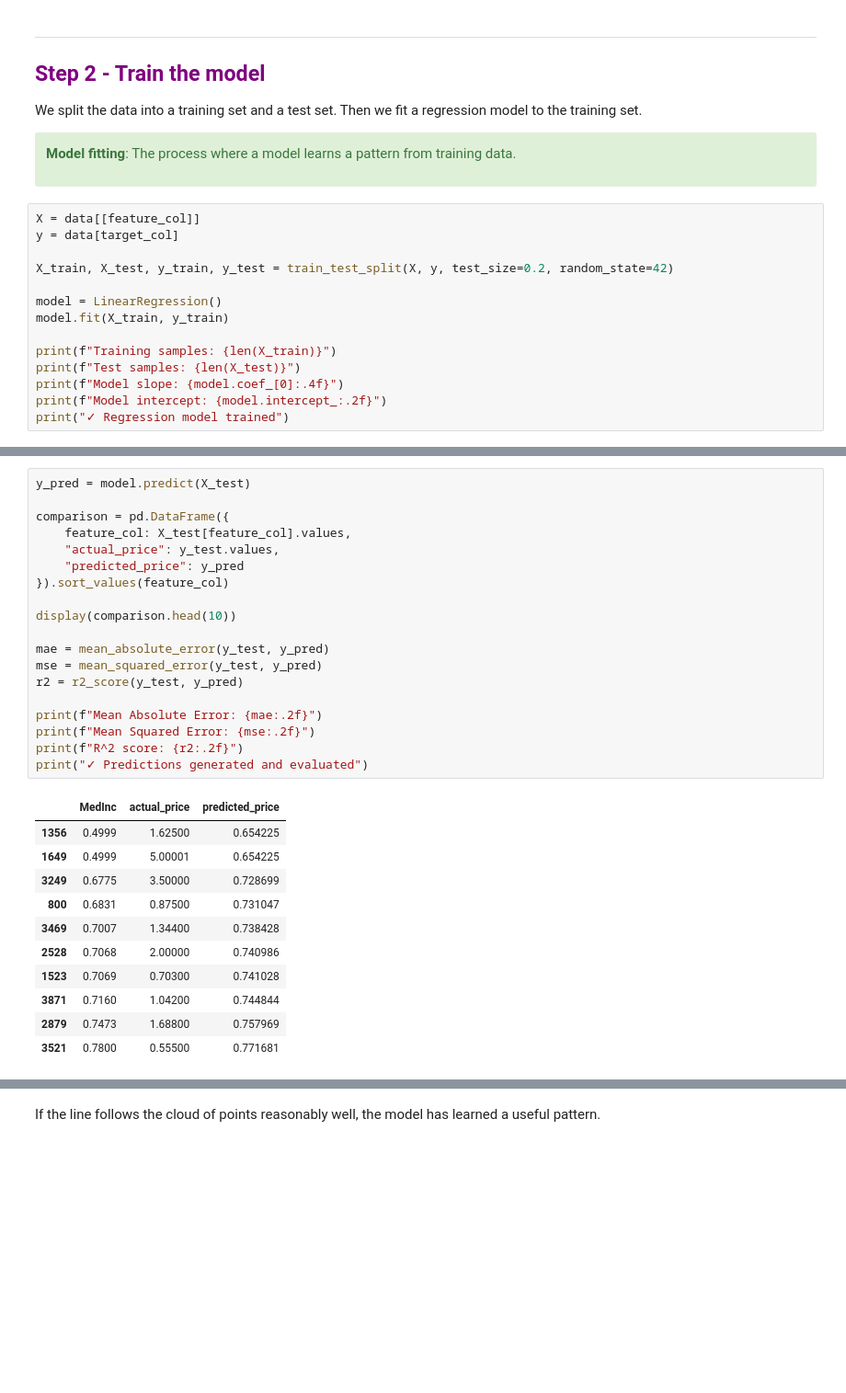
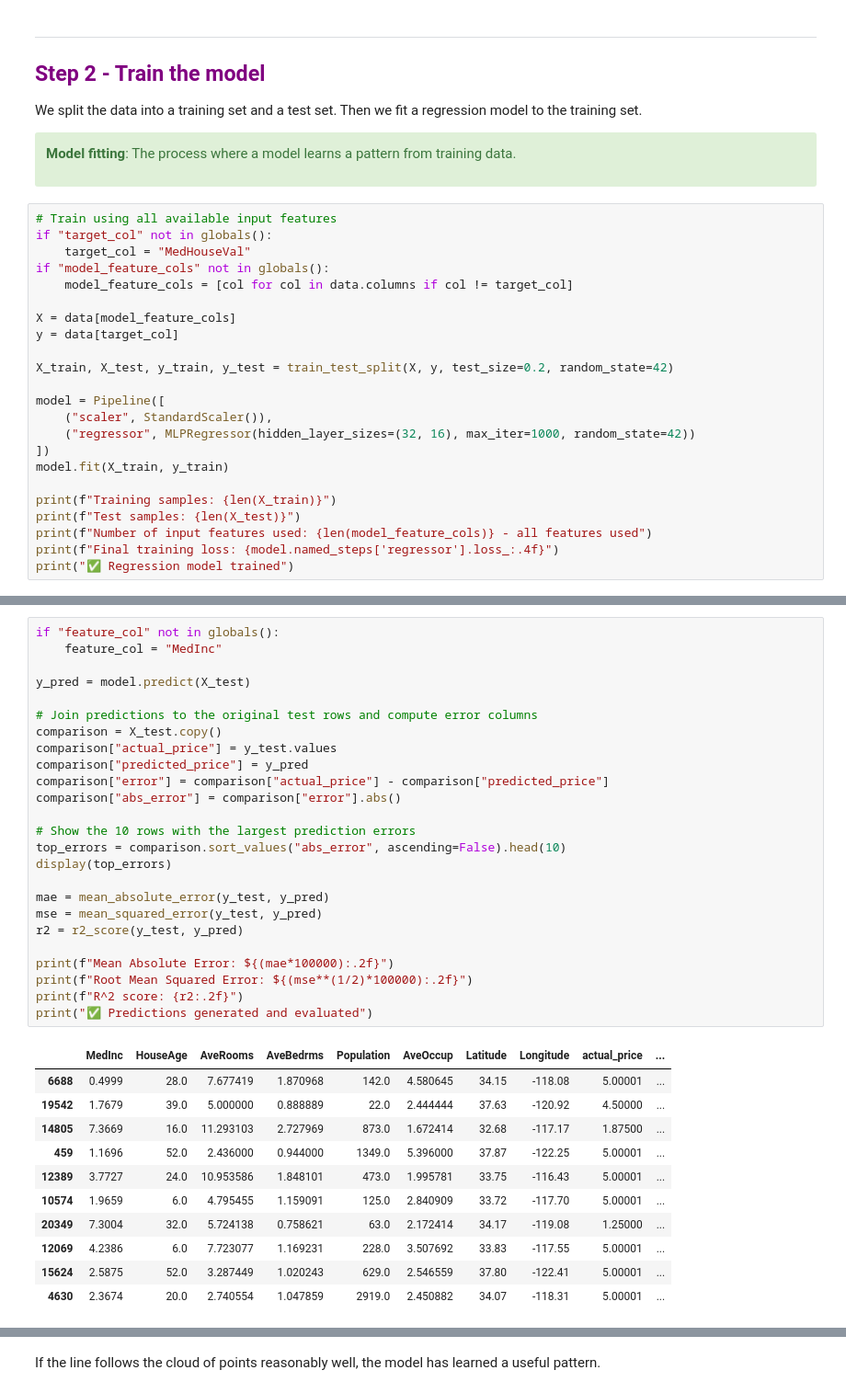
Before and after one commit to nathanhigginbotham/UCL-CDT-AICourse, a Jupyter notebook: B03_making_predictions.ipynb, the cells around one changed output, grey strips where cells are left out. Shown at 92% size. Cells and saved outputs as stored; diff of their text form; blank space fills up the shorter version.

```diff
--- a/B03_making_predictions.ipynb
+++ b/B03_making_predictions.ipynb
@@ -241,19 +245,28 @@ We split the data into a training set and a test set. Then we fit a regression m
 
 </div>
 # %%
-X = data[[feature_col]]
+# Train using all available input features
+if "target_col" not in globals():
+    target_col = "MedHouseVal"
+if "model_feature_cols" not in globals():
+    model_feature_cols = [col for col in data.columns if col != target_col]
+
+X = data[model_feature_cols]
 y = data[target_col]
 
 X_train, X_test, y_train, y_test = train_test_split(X, y, test_size=0.2, random_state=42)
 
-model = LinearRegression()
+model = Pipeline([
+    ("scaler", StandardScaler()),
+    ("regressor", MLPRegressor(hidden_layer_sizes=(32, 16), max_iter=1000, random_state=42))
+])
 model.fit(X_train, y_train)
 
 print(f"Training samples: {len(X_train)}")
 print(f"Test samples: {len(X_test)}")
-print(f"Model slope: {model.coef_[0]:.4f}")
-print(f"Model intercept: {model.intercept_:.2f}")
-print("✓ Regression model trained")
+print(f"Number of input features used: {len(model_feature_cols)} - all features used")
+print(f"Final training loss: {model.named_steps['regressor'].loss_:.4f}")
+print("✅ Regression model trained")
 # %% [output]
 Training samples: 16512
 Test samples: 4128
@@ -279,31 +286,37 @@ We predict house prices for the test set and compare them to the true prices.
 # %%
+if "feature_col" not in globals():
+    feature_col = "MedInc"
+
 y_pred = model.predict(X_test)
 
-comparison = pd.DataFrame({
-    feature_col: X_test[feature_col].values,
-    "actual_price": y_test.values,
-    "predicted_price": y_pred
-}).sort_values(feature_col)
+# Join predictions to the original test rows and compute error columns
+comparison = X_test.copy()
+comparison["actual_price"] = y_test.values
+comparison["predicted_price"] = y_pred
+comparison["error"] = comparison["actual_price"] - comparison["predicted_price"]
+comparison["abs_error"] = comparison["error"].abs()
 
-display(comparison.head(10))
+# Show the 10 rows with the largest prediction errors
+top_errors = comparison.sort_values("abs_error", ascending=False).head(10)
+display(top_errors)
 
 mae = mean_absolute_error(y_test, y_pred)
 mse = mean_squared_error(y_test, y_pred)
 r2 = r2_score(y_test, y_pred)
 
-print(f"Mean Absolute Error: {mae:.2f}")
-print(f"Mean Squared Error: {mse:.2f}")
+print(f"Mean Absolute Error: ${(mae*100000):.2f}")
+print(f"Root Mean Squared Error: ${(mse**(1/2)*100000):.2f}")
 print(f"R^2 score: {r2:.2f}")
-print("✓ Predictions generated and evaluated")
+print("✅ Predictions generated and evaluated")
 # %% [output]
-|  | MedInc | actual_price | predicted_price |
-| 1356 | 0.4999 | 1.62500 | 0.654225 |
-| 1649 | 0.4999 | 5.00001 | 0.654225 |
-| 3249 | 0.6775 | 3.50000 | 0.728699 |
-| 800 | 0.6831 | 0.87500 | 0.731047 |
-| 3469 | 0.7007 | 1.34400 | 0.738428 |
-| 2528 | 0.7068 | 2.00000 | 0.740986 |
-| 1523 | 0.7069 | 0.70300 | 0.741028 |
-| 3871 | 0.7160 | 1.04200 | 0.744844 |
-| 2879 | 0.7473 | 1.68800 | 0.757969 |
-| 3521 | 0.7800 | 0.55500 | 0.771681 |
+|  | MedInc | HouseAge | AveRooms | AveBedrms | Population | AveOccup | Latitude | Longitude | actual_price | ... |
+| 6688 | 0.4999 | 28.0 | 7.677419 | 1.870968 | 142.0 | 4.580645 | 34.15 | -118.08 | 5.00001 | ... |
+| 19542 | 1.7679 | 39.0 | 5.000000 | 0.888889 | 22.0 | 2.444444 | 37.63 | -120.92 | 4.50000 | ... |
+| 14805 | 7.3669 | 16.0 | 11.293103 | 2.727969 | 873.0 | 1.672414 | 32.68 | -117.17 | 1.87500 | ... |
+| 459 | 1.1696 | 52.0 | 2.436000 | 0.944000 | 1349.0 | 5.396000 | 37.87 | -122.25 | 5.00001 | ... |
+| 12389 | 3.7727 | 24.0 | 10.953586 | 1.848101 | 473.0 | 1.995781 | 33.75 | -116.43 | 5.00001 | ... |
+| 10574 | 1.9659 | 6.0 | 4.795455 | 1.159091 | 125.0 | 2.840909 | 33.72 | -117.70 | 5.00001 | ... |
+| 20349 | 7.3004 | 32.0 | 5.724138 | 0.758621 | 63.0 | 2.172414 | 34.17 | -119.08 | 1.25000 | ... |
+| 12069 | 4.2386 | 6.0 | 7.723077 | 1.169231 | 228.0 | 3.507692 | 33.83 | -117.55 | 5.00001 | ... |
+| 15624 | 2.5875 | 52.0 | 3.287449 | 1.020243 | 629.0 | 2.546559 | 37.80 | -122.41 | 5.00001 | ... |
+| 4630 | 2.3674 | 20.0 | 2.740554 | 1.047859 | 2919.0 | 2.450882 | 34.07 | -118.31 | 5.00001 | ... |
```
Also changed, not shown: parts of 14 cells of this notebook.
